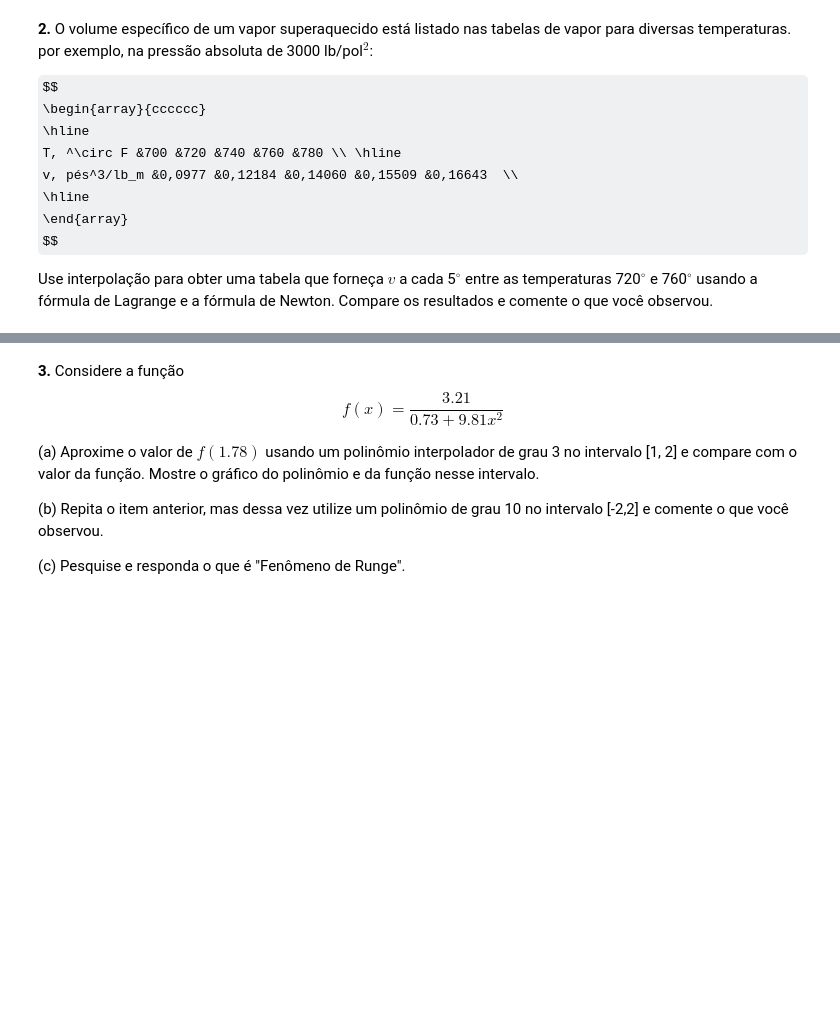
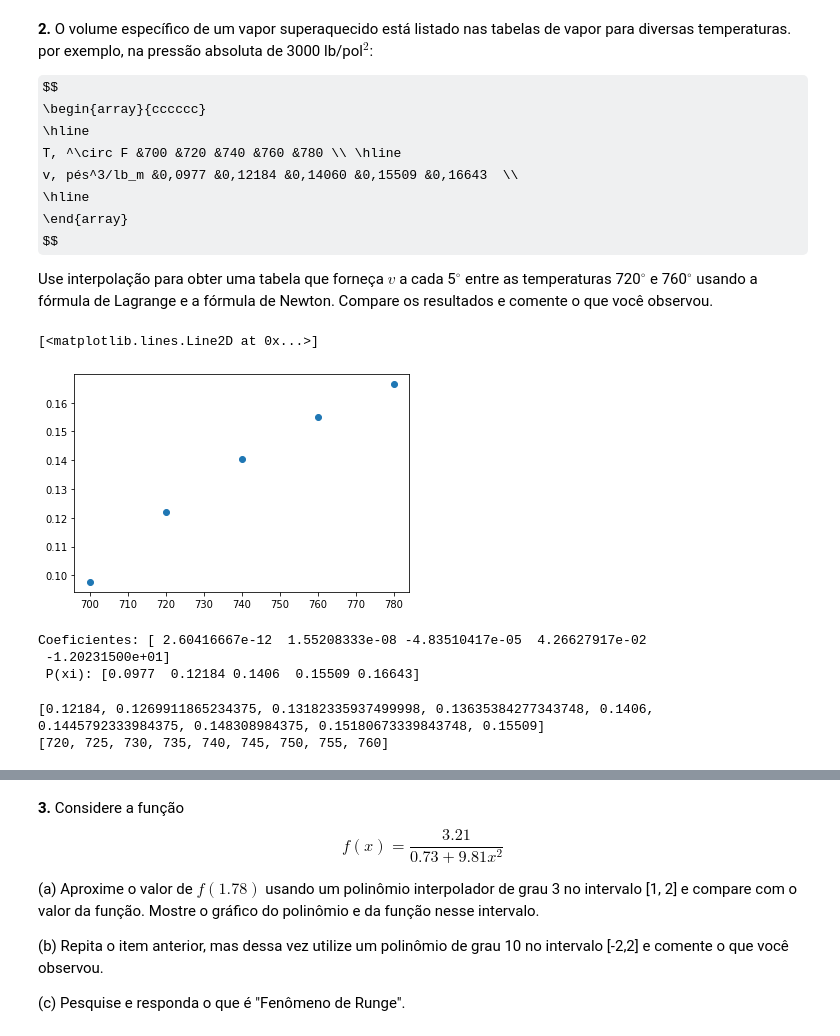
Before and after one commit to TutuBraz/metodos_num, a Jupyter notebook: T3_modelo.ipynb, the cells around one changed output, grey strips where cells are left out. Drawn from its saved outputs; the diff is of its cells as text; code cells hidden in the pictures; some formulas as TeX source; blank space fills up the shorter version.

```diff
--- a/T3_modelo.ipynb
+++ b/T3_modelo.ipynb
@@ -59,3 +126,35 @@ $$
 $$
 
 Use interpolação para obter uma tabela que forneça $v$ a cada 5$^\circ$ entre as temperaturas 720$^\circ$ e 760$^\circ$ usando a fórmula de Lagrange e a fórmula de Newton. Compare os resultados e comente o que você observou.
+# %%
+t = np.array([700, 720, 740, 760, 780])
+v = np.array([0.0977, 0.12184, 0.14060, 0.15509, 0.16643])
+# %%
+plt.plot(t,v, 'o')
+# %% [output]
+[<matplotlib.lines.Line2D at 0x...>]
+[figure, added]
+# %%
+A = np.array([t**0,t**1,t**2,t**3, t**4]).T
+ai = np.linalg.solve(A,v)
+coeffs = np.flipud(ai) # reverte a ordem
+
+print ("Coeficientes:", coeffs)
+print (" P(xi):", np.polyval(coeffs,t))
+# %% [output]
+Coeficientes: [ 2.60416667e-12  1.55208333e-08 -4.83510417e-05  4.26627917e-02
+ -1.20231500e+01]
+ P(xi): [0.0977  0.12184 0.1406  0.15509 0.16643]
+# %%
+func = lambda x: 2.60416667e-12*x**4 +1.55208333e-08*x**3 -4.83510417e-05*x**2 +4.26627917e-02*x -1.20231500e+01
+
+tl = []
+vl = []
+for i in range(720, 761, 5):
+  tl.append(calculaPl(i, t,v))
+  vl.append(i)
+print(tl)
+print(vl)
+# %% [output]
+[0.12184, 0.1269911865234375, 0.13182335937499998, 0.13635384277343748, 0.1406, 0.1445792333984375, 0.148308984375, 0.15180673339843748, 0.15509]
+[720, 725, 730, 735, 740, 745, 750, 755, 760]
```
Also changed, not shown: parts of 38 cells of this notebook.
